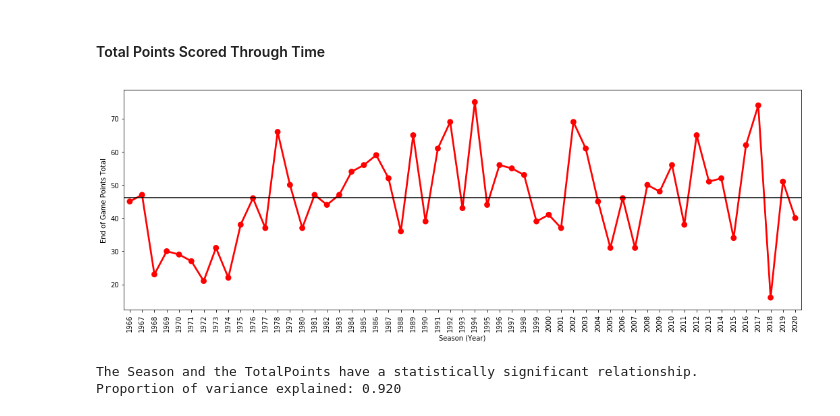
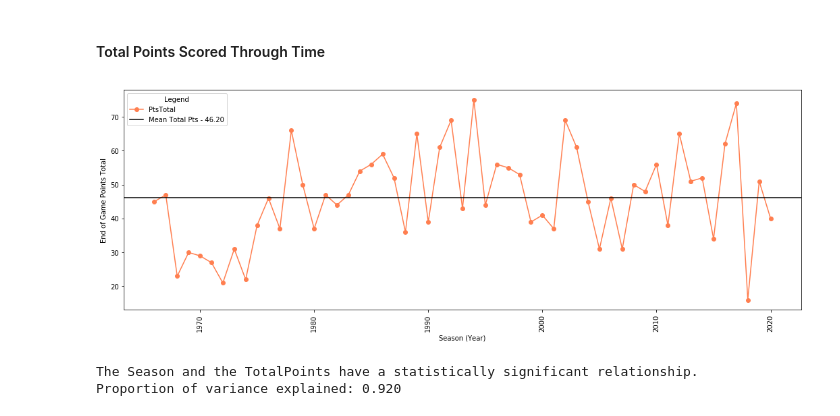
Before and after one commit to alessiomorteo/NFL, a Jupyter notebook: NFL_Match_Data_SuperBowl_History.ipynb, the cells around one changed output. Cells and saved outputs as stored; diff of their text form; code cells hidden in the pictures.

```diff
--- a/NFL_Match_Data_SuperBowl_History.ipynb
+++ b/NFL_Match_Data_SuperBowl_History.ipynb
@@ -7,6 +11,7 @@ import seaborn as sns
 # %%
-df = pd.read_csv("Data/processed_game_history.csv", parse_dates=["Date"])
+df = pd.read_csv("Data/processed_game_history.csv", parse_dates=["Date"], dtype={"season": int})
 df = df.drop(["Unnamed: 0", "AtHome"], axis=1)
 # %%
 sb_games = df[df["Week"] == "Super Bowl"]
 sb_games = sb_games.drop("Week", axis=1)
+sb_games = sb_games.sort_values(by="Season", ascending=True)
@@ -61,0 +73,10 @@ Text(0, 0.5, 'Proportion of all Super Bowl Games')
+# %%
+sns.set_style("whitegrid")
+high_win_rank = sb_games[["Season", "Winner/tie", "Loser/tie", "PtsMargin"]].nlargest(n=10, columns=["PtsMargin"])
+low_win_rank = sb_games[["Season", "Winner/tie", "Loser/tie", "PtsMargin"]].nsmallest(n=10, columns=["PtsMargin"])
+fig, ax = plt.subplots(ncols=2, figsize=(16, 6))
+plt.suptitle("The Top 10 Highest and Lowest Winning Margins in Super Bowl History", fontsize=18)
+sns.barplot(data=high_win_rank, x="PtsMargin", y="Season", order=high_win_rank["Season"], color="royalblue", orient="h", ax=ax[0])
+sns.barplot(data=low_win_rank, x="PtsMargin", y="Season", order=low_win_rank["Season"], color="coral", orient="h", ax=ax[1])
+ax[0].set_title("Top 10 Highest Winning Margins")
+ax[1].set_title("Top 10 Lowest Winning Margins")
@@ -89,14 +133,16 @@ Text(0.5, 1.0, 'Top 10 Lowest Total Scores')
 # %% [markdown]
 #### Total Points Scored Through Time
 # %%
-plt.subplots(figsize=(18,6))
-sns.pointplot(sb_games["Season"], sb_games["PtsTotal"], color="red")
-plt.axhline(sb_games["PtsTotal"].mean(), color="black")
+mean_total = sb_games["PtsTotal"].mean()
+fig, ax = plt.subplots(figsize=(18,6))
+ax.plot(sb_games["Season"], sb_games["PtsTotal"], color="coral", marker="o")
+plt.axhline(mean_total, color="black", label=f"Mean Total Pts - {mean_total:.2f}")
+ax.legend(title="Legend")
 plt.xlabel("Season (Year)")
 plt.ylabel("End of Game Points Total")
 _ = plt.xticks(rotation=90)
 # %% [output]
-[figure, old version]
+[figure, new version]
 # %%
 import statsmodels.api as sm
 results = sm.OLS(sb_games["PtsTotal"], sb_games["Season"]).fit()
```
Also changed, not shown: parts of 32 cells of this notebook.
